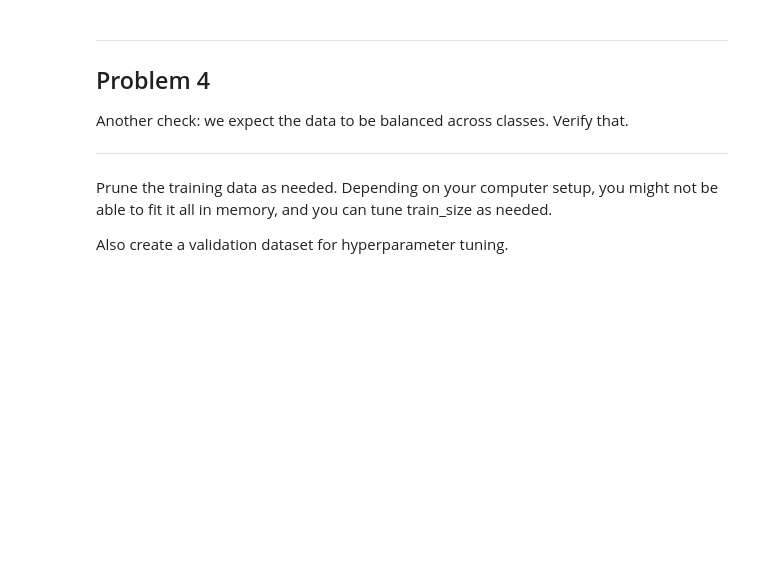
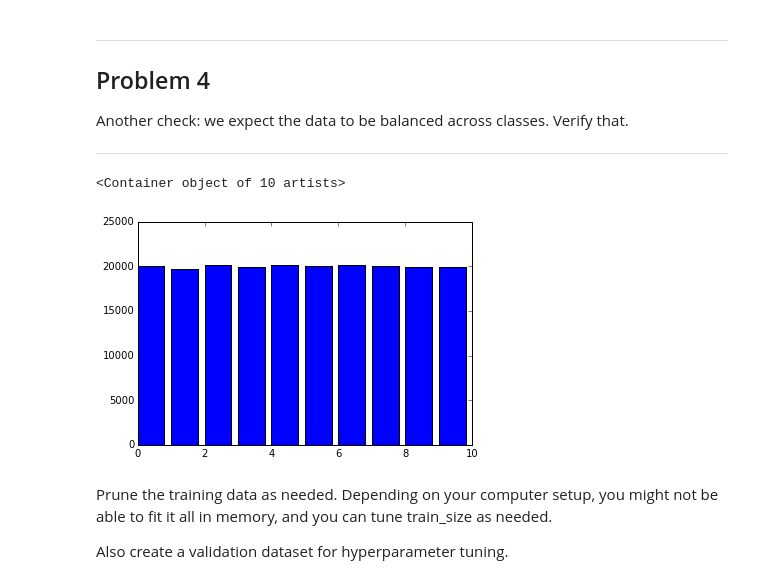
Before and after one commit to poa1006/udacity_tensorflow, a Jupyter notebook: 1_notmnist.ipynb, the cells around one changed output. Cells and saved outputs as stored; diff of their text form; code cells hidden in the pictures; blank space fills up the shorter version.

```diff
--- a/1_notmnist.ipynb
+++ b/1_notmnist.ipynb
@@ -344,6 +353,14 @@ Problem 4
 Another check: we expect the data to be balanced across classes. Verify that.
 
 ---
+# %%
+unique, count = np.unique(train_labels, return_counts=True)
+# %%
+colours = ['red','blue','green','yellow']
+plt.bar(unique,count,color=colo)
+# %% [output]
+<Container object of 10 artists>
+[figure, added]
 # %% [markdown]
 Prune the training data as needed. Depending on your computer setup, you might not be able to fit it all in memory, and you can tune train_size as needed.
 
```
Also changed, not shown: parts of 2 cells of this notebook.
